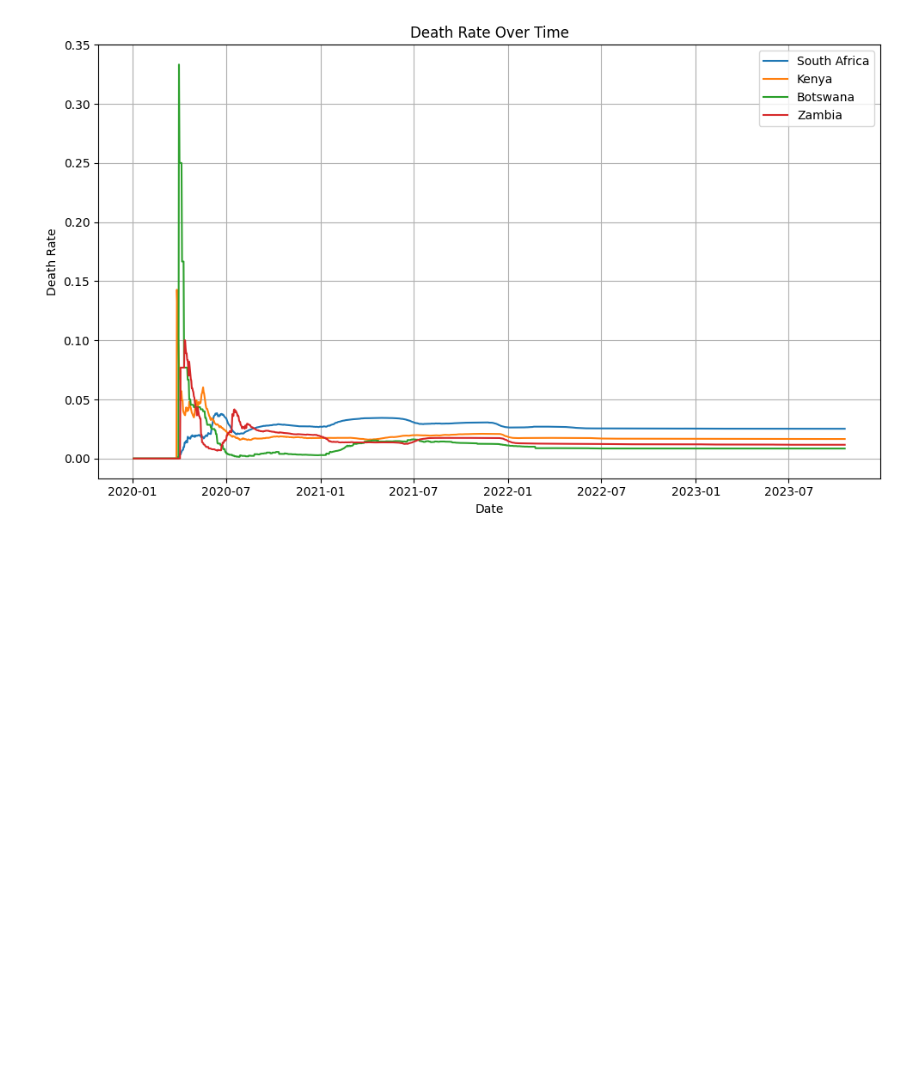
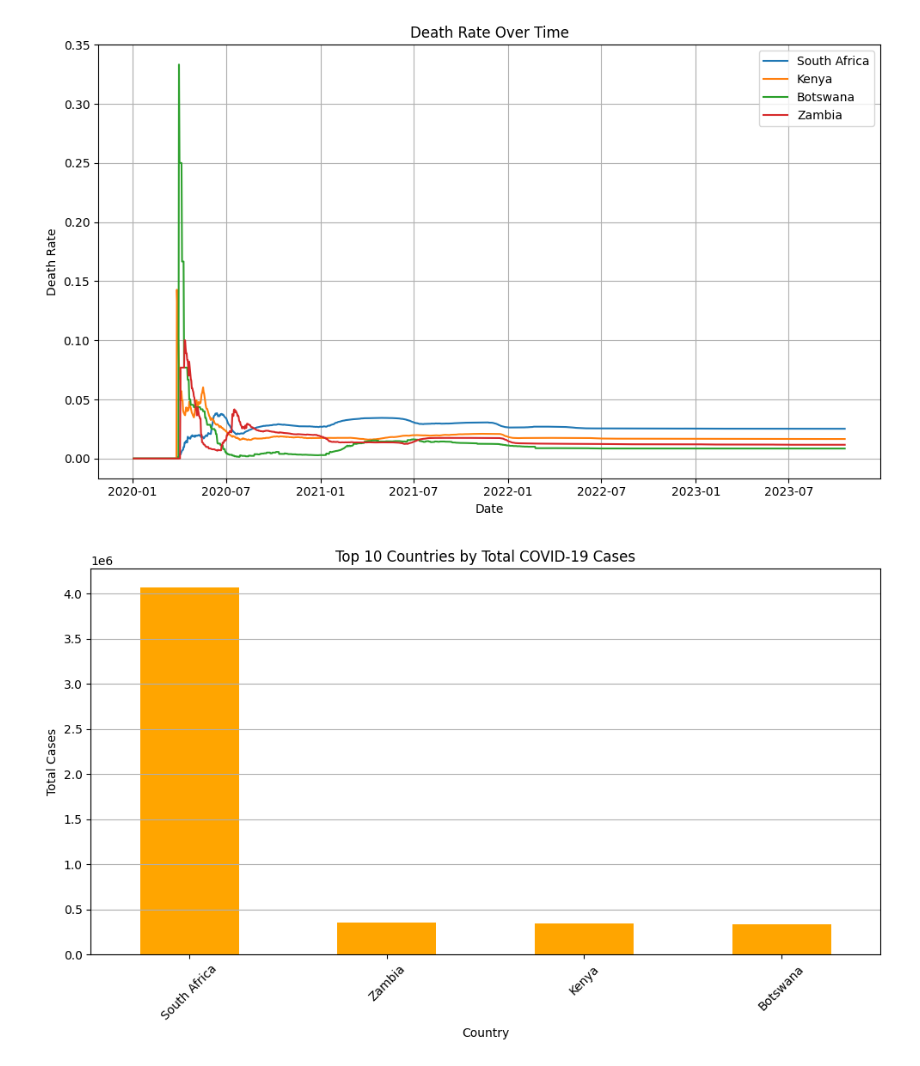
Before and after one commit to kholofeloj/py-week-8, a Jupyter notebook: covid-19-global-tracker.ipynb, the cells around one changed output. Drawn from its saved outputs; the diff is of its cells as text; code cells hidden in the pictures; blank space fills up the shorter version.

Commit message:
Bar Chart for top countries by total cases

```diff
--- a/covid-19-global-tracker.ipynb
+++ b/covid-19-global-tracker.ipynb
@@ -198,3 +198,22 @@ plt.tight_layout()
 plt.show()
 # %% [output]
 [figure]
+# %%
+# Get latest date's data
+latest_date = df['date'].max()
+latest_data = df[df['date'] == latest_date]
+
+# Group by location and get the max total_cases
+top_cases = latest_data.groupby('location')['total_cases'].max().sort_values(ascending=False).head(10)
+
+# Bar chart
+top_cases.plot(kind='bar', figsize=(10, 6), color='orange')
+plt.title('Top 10 Countries by Total COVID-19 Cases')
+plt.xlabel('Country')
+plt.ylabel('Total Cases')
+plt.xticks(rotation=45)
+plt.grid(axis='y')
+plt.tight_layout()
+plt.show()
+# %% [output]
+[figure, added]
```
